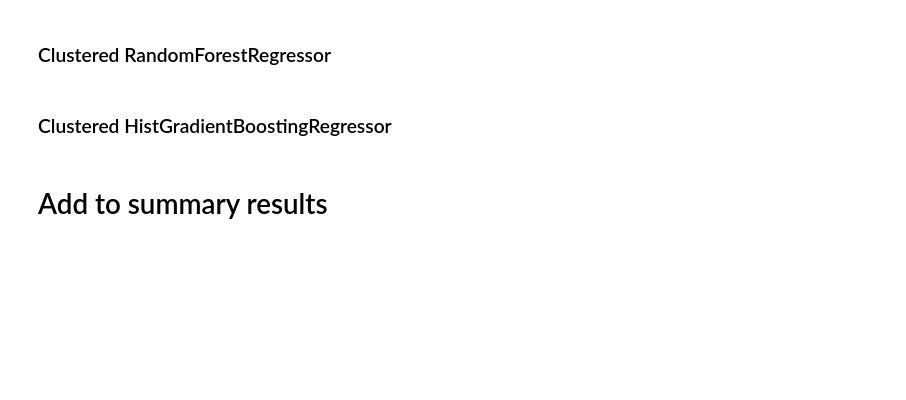
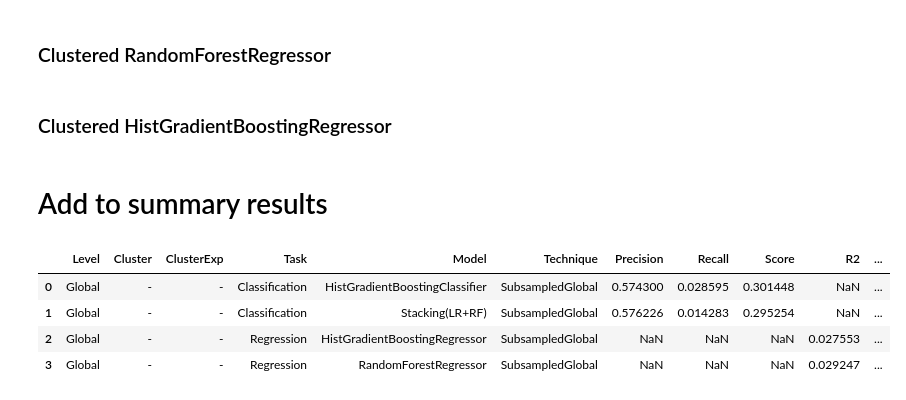
Before and after one commit to elenayzhu/mie368, a Jupyter notebook: models/models.ipynb, the cells around one changed output. Drawn from its saved outputs; the diff is of its cells as text; code cells hidden in the pictures; blank space fills up the shorter version.

Commit message:
finished running models, added 2023 results

```diff
--- a/models/models.ipynb
+++ b/models/models.ipynb
@@ -1416,32 +1474,41 @@ for clust_id, res in cluster_stack_clf_results.items():
 for clust_id, res in cluster_rf_reg_results.items():
     summary_rows.append({
         "Level": "Cluster",
         "Cluster": clust_id,
         "ClusterExp": exp_name if "exp_name" in locals() else "-",
         "Task": "Regression",
         "Model": "RandomForestRegressor",
         "Technique": "SubsampledCluster",
         "Precision": None,
         "Recall": None,
         "Score": None,
         "R2": res["r2"],
         "MSE": res["mse"],
     })
 
 # Regression – HGB per cluster
 for clust_id, res in cluster_hgb_reg_results.items():
     summary_rows.append({
         "Level": "Cluster",
         "Cluster": clust_id,
         "ClusterExp": exp_name if "exp_name" in locals() else "-",
         "Task": "Regression",
         "Model": "HistGradientBoostingRegressor",
         "Technique": "SubsampledCluster",
         "Precision": None,
         "Recall": None,
         "Score": None,
         "R2": res["r2"],
         "MSE": res["mse"],
     })
-
-summary_rows
+summary_table_extended = pd.DataFrame(summary_rows)
+summary_table_extended = summary_table_extended.sort_values(
+    by=["Task", "ClusterExp", "Level", "Cluster", "Model"]
+).reset_index(drop=True)
+summary_table_extended
+# %% [output]
+|  | Level | Cluster | ClusterExp | Task | Model | Technique | Precision | Recall | Score | R2 | ... |
+| 0 | Global | - | - | Classification | HistGradientBoostingClassifier | SubsampledGlobal | 0.574300 | 0.028595 | 0.301448 | NaN | ... |
+| 1 | Global | - | - | Classification | Stacking(LR+RF) | SubsampledGlobal | 0.576226 | 0.014283 | 0.295254 | NaN | ... |
+| 2 | Global | - | - | Regression | HistGradientBoostingRegressor | SubsampledGlobal | NaN | NaN | NaN | 0.027553 | ... |
+| 3 | Global | - | - | Regression | RandomForestRegressor | SubsampledGlobal | NaN | NaN | NaN | 0.029247 | ... |
```
Also changed, not shown: parts of 12 cells of this notebook.
